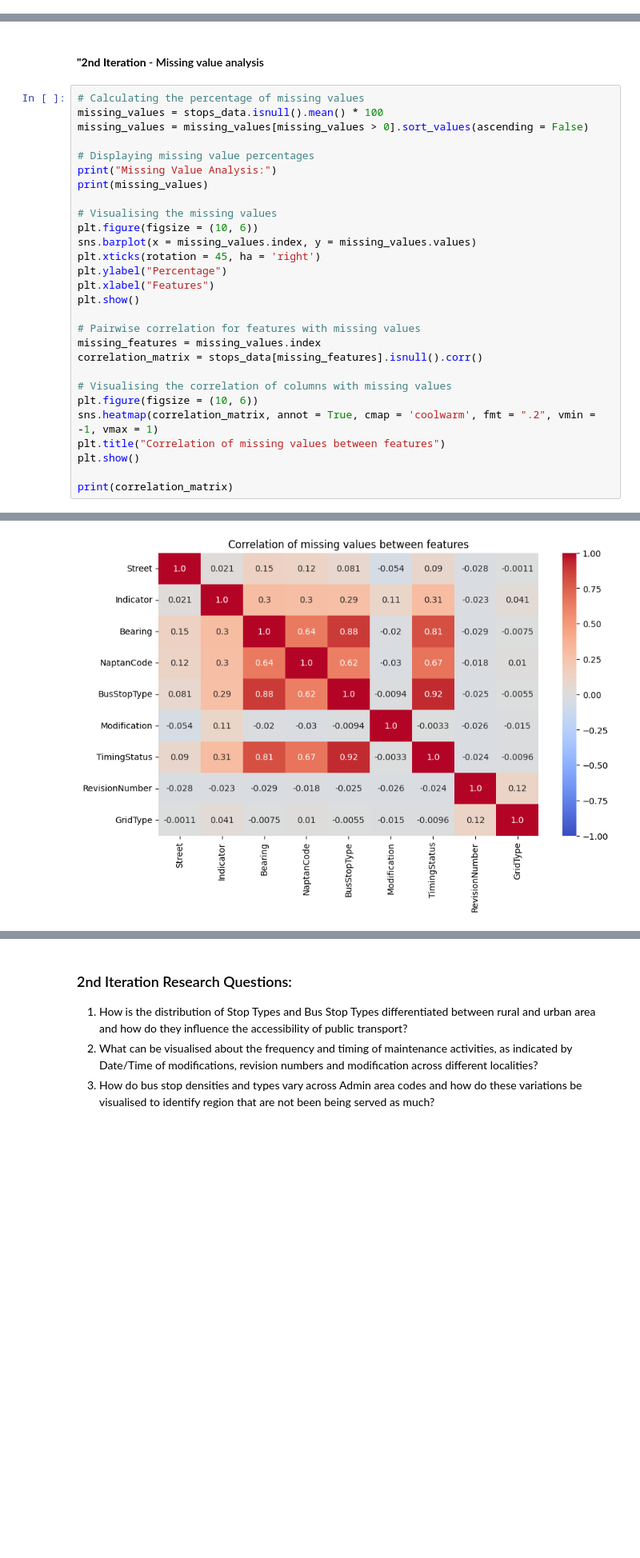
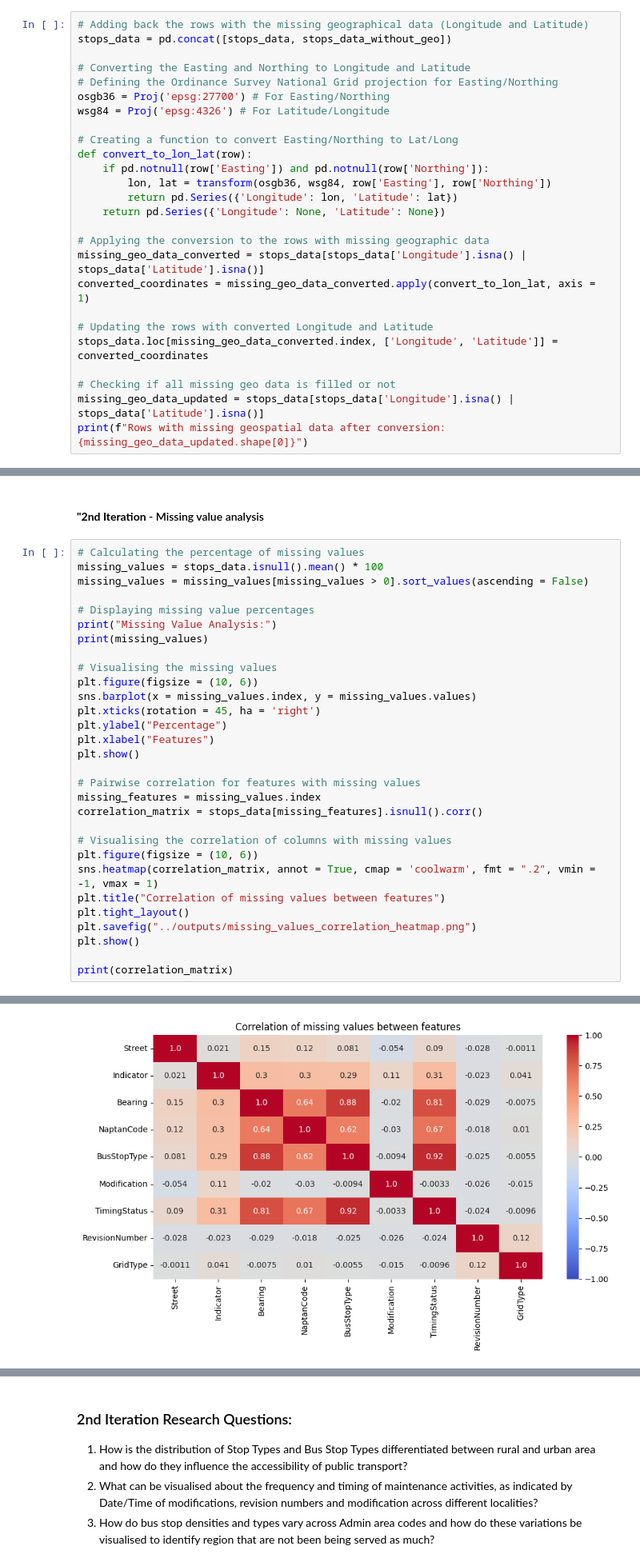
Before and after one commit to CharlieMaguire1/visual_analytics_naptan_disparities_project, a Jupyter notebook: notebooks/data_preprocessing.ipynb, the cells around one changed output, grey strips where cells are left out. Shown: that part at 80% size. Saved outputs shown, nothing was run; the diff lists cells and outputs as text; blank space fills up the shorter version.

```diff
--- a/notebooks/data_preprocessing.ipynb
+++ b/notebooks/data_preprocessing.ipynb
@@ -143,0 +173,26 @@ dtype: float64
+# %%
+# Adding back the rows with the missing geographical data (Longitude and Latitude)
+stops_data = pd.concat([stops_data, stops_data_without_geo])
+
+# Converting the Easting and Northing to Longitude and Latitude
+# Defining the Ordinance Survey National Grid projection for Easting/Northing
+osgb36 = Proj('epsg:27700') # For Easting/Northing
+wsg84 = Proj('epsg:4326') # For Latitude/Longitude
+
+# Creating a function to convert Easting/Northing to Lat/Long
+def convert_to_lon_lat(row):
+    if pd.notnull(row['Easting']) and pd.notnull(row['Northing']):
+        lon, lat = transform(osgb36, wsg84, row['Easting'], row['Northing'])
+        return pd.Series({'Longitude': lon, 'Latitude': lat})
+    return pd.Series({'Longitude': None, 'Latitude': None})
+
+# Applying the conversion to the rows with missing geographic data
+missing_geo_data_converted = stops_data[stops_data['Longitude'].isna() | stops_data['Latitude'].isna()]
+converted_coordinates = missing_geo_data_converted.apply(convert_to_lon_lat, axis = 1)
+
+# Updating the rows with converted Longitude and Latitude
+stops_data.loc[missing_geo_data_converted.index, ['Longitude', 'Latitude']] = converted_coordinates
+
+# Checking if all missing geo data is filled or not
+missing_geo_data_updated = stops_data[stops_data['Longitude'].isna() | stops_data['Latitude'].isna()]
+print(f"Rows with missing geospatial data after conversion: {missing_geo_data_updated.shape[0]}")
@@ -278,34 +357,36 @@ plt.figure(figsize = (10, 6))
 sns.barplot(x = missing_values.index, y = missing_values.values)
 plt.xticks(rotation = 45, ha = 'right')
 plt.ylabel("Percentage")
 plt.xlabel("Features")
 plt.show()
 
 # Pairwise correlation for features with missing values
 missing_features = missing_values.index
 correlation_matrix = stops_data[missing_features].isnull().corr()
 
 # Visualising the correlation of columns with missing values
 plt.figure(figsize = (10, 6))
 sns.heatmap(correlation_matrix, annot = True, cmap = 'coolwarm', fmt = ".2", vmin = -1, vmax = 1)
 plt.title("Correlation of missing values between features")
+plt.tight_layout()
+plt.savefig("../outputs/missing_values_correlation_heatmap.png")
 plt.show()
 
 print(correlation_matrix)
 # %% [output]
 Missing Value Analysis:
 Street            6.239290
 Indicator         6.027895
 Bearing           5.648976
 NaptanCode        5.080870
 BusStopType       4.397608
 Modification      4.269839
 TimingStatus      3.777408
 RevisionNumber    1.511566
 GridType          0.514366
 dtype: float64
 [figure]
-[figure, old version]
+[figure, new version]
                   Street  Indicator   Bearing  NaptanCode  BusStopType  \
 Street          1.000000   0.021304  0.147627    0.123257     0.081452
 Indicator       0.021304   1.000000  0.298404    0.295546     0.285089
```
Also changed, not shown: parts of 37 cells of this notebook, 1 other file.
